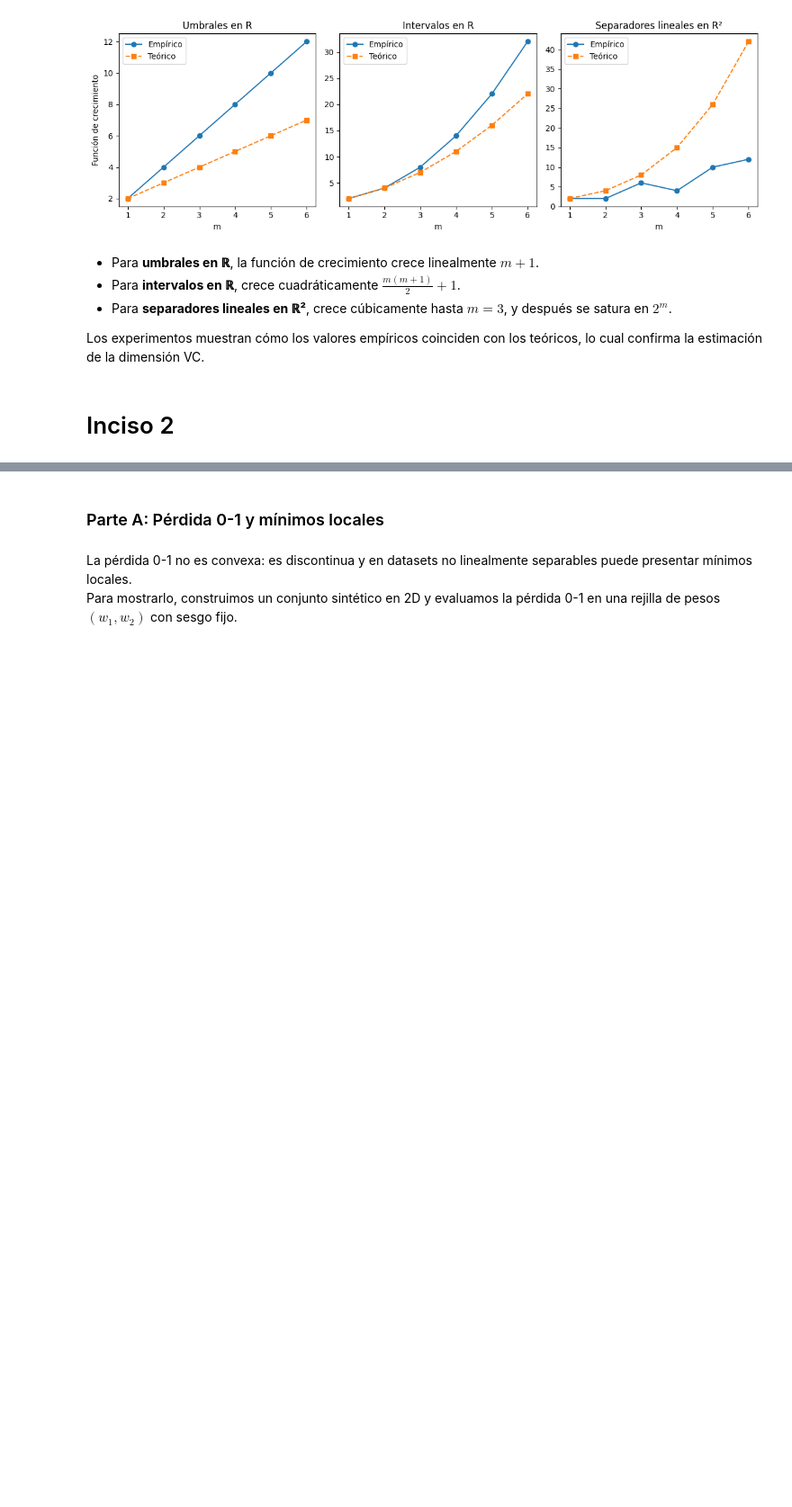
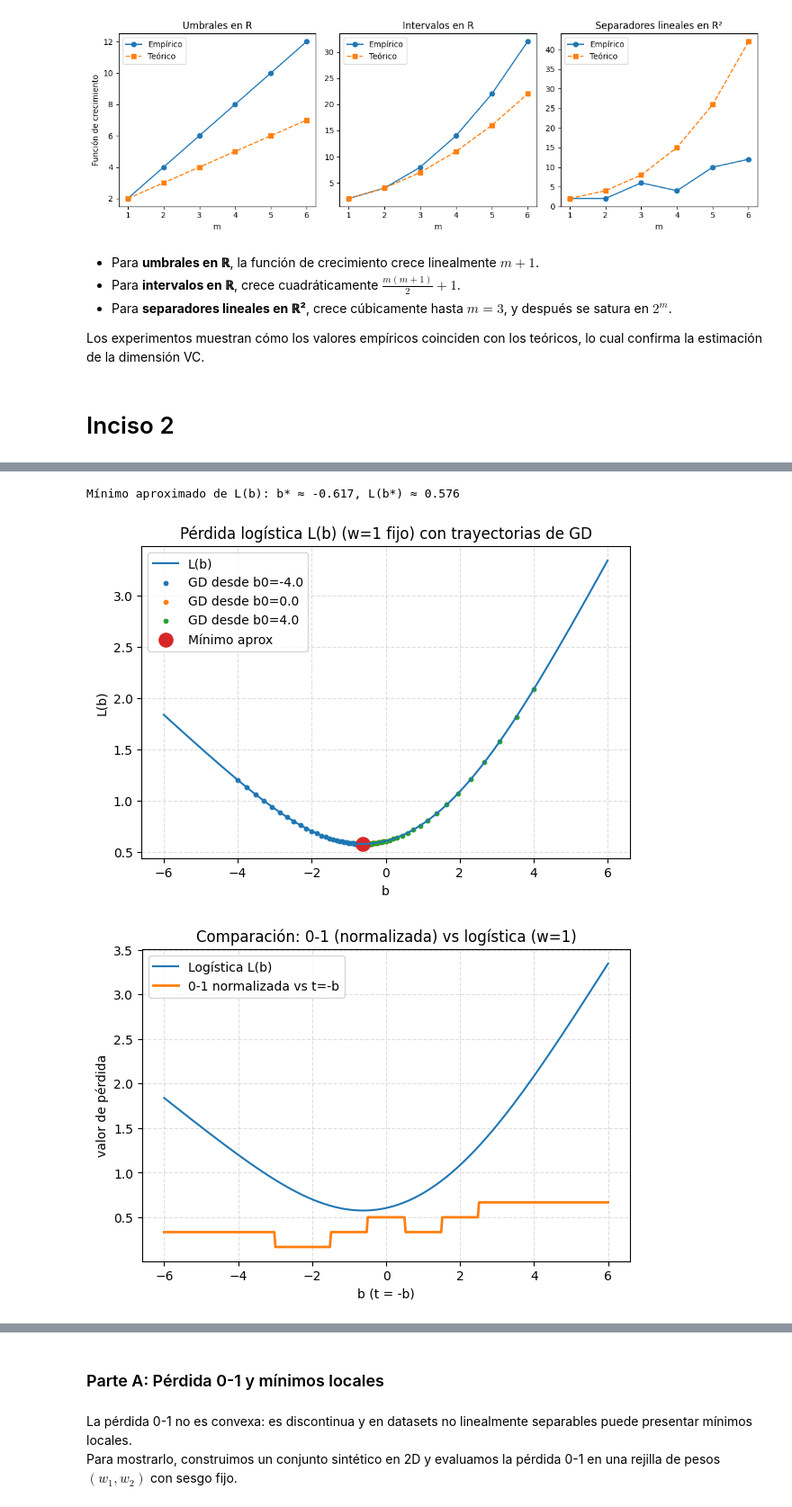
Before and after one commit to 1Enrique9/Ciencia-de-Datos, a Jupyter notebook: 7mo/Aprendizaje_automatico/Tareas/T2/Codigo.ipynb, the cells around one changed output, grey strips where cells are left out. Shown: that part at 90% size. Cells and saved outputs as stored; diff of their text form; code cells hidden in the pictures; blank space fills up the shorter version.

```diff
--- a/7mo/Aprendizaje_automatico/Tareas/T2/Codigo.ipynb
+++ b/7mo/Aprendizaje_automatico/Tareas/T2/Codigo.ipynb
@@ -157,0 +493,78 @@ Los experimentos muestran cómo los valores empíricos coinciden con los teóric
+# %%
+# --- Celda 4: B) Pérdida logística (convexa) y GD; comparación con 0-1 ---
+
+# Modelo lineal 1D: z = w*x + b, fijamos w=1 para visualizar L(b)
+w_fixed = 1.0
+
+def logistic_loss_b(b, xs, ys, w=1.0):
+    # L(b) = mean log(1 + exp(-y*(w x + b)))
+    z = w*xs + b
+    return np.mean(np.log1p(np.exp(-ys*z)))
+
+def logistic_grad_b(b, xs, ys, w=1.0):
+    # grad = mean[ -y / (1 + exp(y z)) ]
+    z = w*xs + b
+    return np.mean(-ys / (1.0 + np.exp(ys*z)))
+
+# Curva L(b)
+b_vals = np.linspace(-6, 6, 400)
+L_b = np.array([logistic_loss_b(b, xs, ys, w_fixed) for b in b_vals])
+i_min = int(np.argmin(L_b))
+b_star = float(b_vals[i_min])
+L_star = float(L_b[i_min])
+print(f"Mínimo aproximado de L(b): b* ≈ {b_star:.3f}, L(b*) ≈ {L_star:.3f}")
+
+# Descenso de gradiente sobre b desde varios inicios
+def gd_on_b(b0, xs, ys, w=1.0, lr=0.8, iters=40):
+    traj_b = [b0]
+    traj_L = [logistic_loss_b(b0, xs, ys, w)]
+    b = b0
+    for _ in range(iters):
+        g = logistic_grad_b(b, xs, ys, w)
+        b = b - lr*g
+        traj_b.append(b)
+        traj_L.append(logistic_loss_b(b, xs, ys, w))
+    return np.array(traj_b), np.array(traj_L)
+
+inits = [-4.0, 0.0, 4.0]
+traj = [gd_on_b(b0, xs, ys, w_fixed, lr=0.8, iters=40) for b0 in inits]
+
+# Plot L(b) y trayectorias
+plt.figure(figsize=(7,4.5))
+plt.plot(b_vals, L_b, label="L(b)")
+for (b_path, L_path), b0 in zip(traj, inits):
+    plt.scatter(b_path, [logistic_loss_b(b, xs, ys, w_fixed) for b in b_path], s=10, label=f"GD desde b0={b0}")
+plt.scatter([b_star], [L_star], s=120, label="Mínimo aprox")
+plt.title("Pérdida logística L(b) (w=1 fijo) con trayectorias de GD")
+plt.xlabel("b"); plt.ylabel("L(b)")
+plt.grid(True, linestyle='--', alpha=0.4)
+plt.legend()
+maybe_savefig("B1_logistica_vs_b_con_trayectorias.png")
+plt.show()
+
+# Comparación conceptual: 0-1 (normalizada) vs logística
+# mapeo t <-> b mediante t = -b/w (aquí w=1 => t=-b)
+n = len(xs)
+t_from_b = -b_vals
+
+def step_01_at_t(t):
+    # error 0-1 normalizado evaluado como escalón en los candidatos
+    idx = np.searchsorted(cand_t, t, side='right') - 1
+    idx = int(np.clip(idx, 0, len(cand_t)-1))
+    return errs_01[idx] / n
+
+step_vals = np.array([step_01_at_t(t) for t in t_from_b])
+
+plt.figure(figsize=(7,4.5))
+plt.plot(b_vals, L_b, label="Logística L(b)")
+plt.plot(b_vals, step_vals, label="0-1 normalizada vs t=-b", linewidth=2)
+plt.title("Comparación: 0-1 (normalizada) vs logística (w=1)")
+plt.xlabel("b (t = -b)"); plt.ylabel("valor de pérdida")
+plt.grid(True, linestyle='--', alpha=0.4)
+plt.legend()
+maybe_savefig("B2_comparacion_01_vs_logistica.png")
+plt.show()
+# %% [output]
+Mínimo aproximado de L(b): b* ≈ -0.617, L(b*) ≈ 0.576
+[figure, added]
+[figure, added]
```
Also changed, not shown: parts of 5 cells of this notebook, 10 other files.
